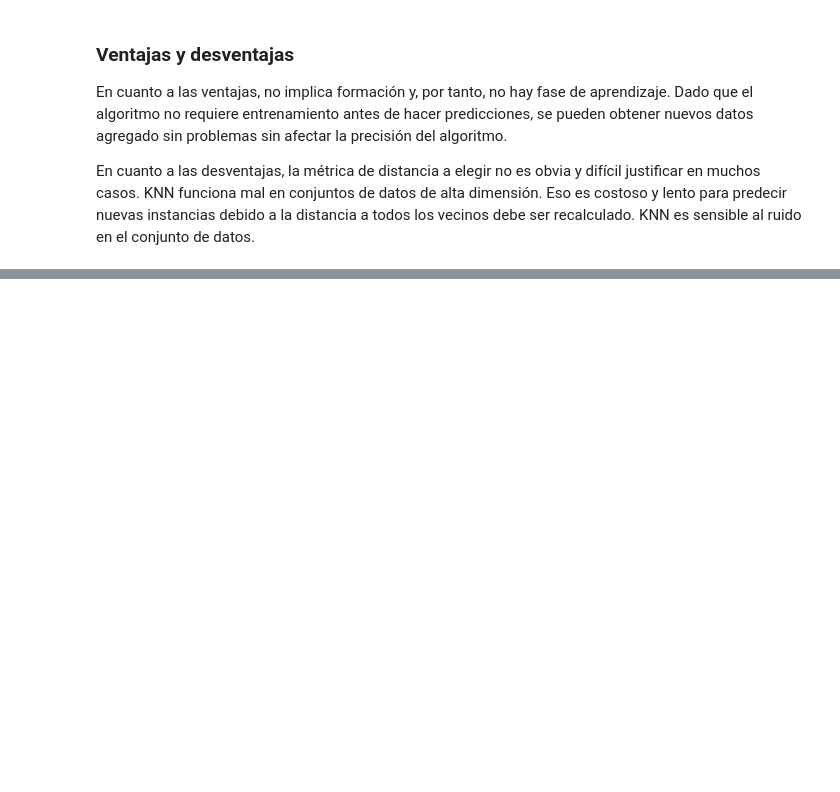
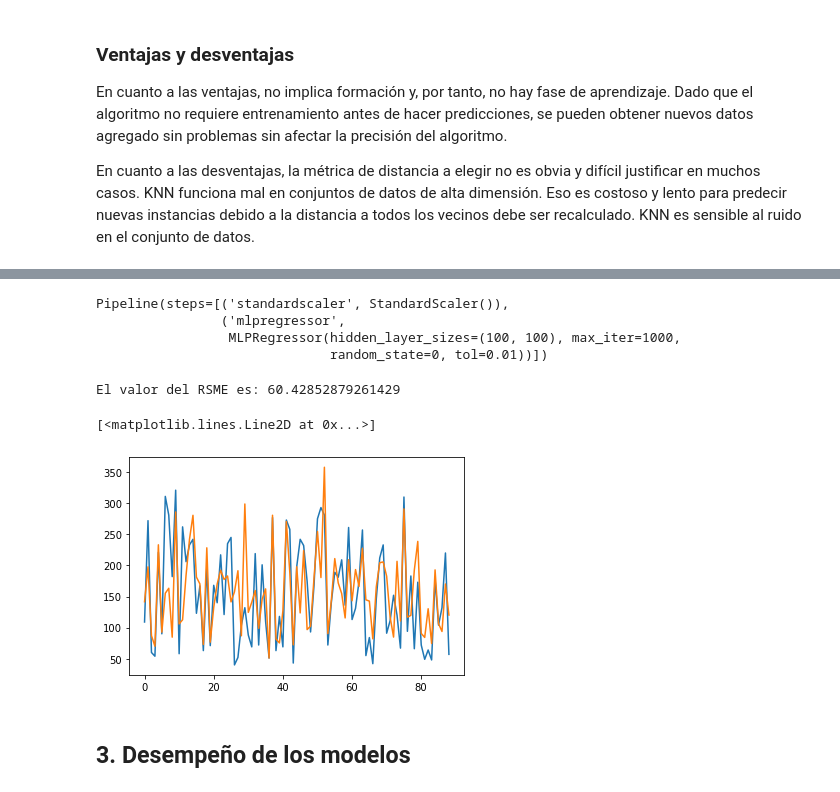
Before and after one commit to sruap1214/EC_Finance, a Jupyter notebook: Notebooks/07_MachineLearningRegression.ipynb, the cells around one changed output, grey strips where cells are left out. Cells and saved outputs as stored; diff of their text form; code cells hidden in the pictures; blank space fills up the shorter version.

```diff
--- a/Notebooks/07_MachineLearningRegression.ipynb
+++ b/Notebooks/07_MachineLearningRegression.ipynb
@@ -320,0 +420,48 @@ En cuanto a las desventajas, la métrica de distancia a elegir no es obvia y dif
+# %%
+import pandas as pd
+import matplotlib.pyplot as plt
+
+from sklearn.datasets import load_diabetes
+from sklearn.neural_network import MLPRegressor
+from sklearn.preprocessing import StandardScaler
+from sklearn.pipeline import make_pipeline
+
+diabetes = load_diabetes()
+X = pd.DataFrame(diabetes.data, columns=diabetes.feature_names)
+y = diabetes.target
+
+split = int(0.8*len(X))
+
+X_train, X_test = X[0:split], X[split:]
+y_train, y_test = y[0:split], y[split:]
+
+mlp = make_pipeline(
+    StandardScaler(),
+    MLPRegressor(hidden_layer_sizes=(100, 100),
+                 tol = 1e-2,
+                 max_iter = 1000,
+                 random_state = 0),
+)
+mlp.fit(X_train, y_train)
+# %% [output]
+Pipeline(steps=[('standardscaler', StandardScaler()),
+                ('mlpregressor',
+                 MLPRegressor(hidden_layer_sizes=(100, 100), max_iter=1000,
+                              random_state=0, tol=0.01))])
+# %%
+from sklearn.metrics import mean_squared_error
+
+y_pred = mlp.predict(X_test)
+RSME = mean_squared_error(y_test, y_pred, squared = False)
+
+print("El valor del RSME es: {}".format(RSME))
+
+plt.plot(y_test)
+plt.plot(y_pred)
+# %% [output]
+El valor del RSME es: 60.42852879261429
+[<matplotlib.lines.Line2D at 0x...>]
+[figure, added]
+# %% [markdown]
+<a id='2'></a>
+## 3. Desempeño de los modelos
```
Also changed, not shown: parts of 16 cells of this notebook, 4 other files.
